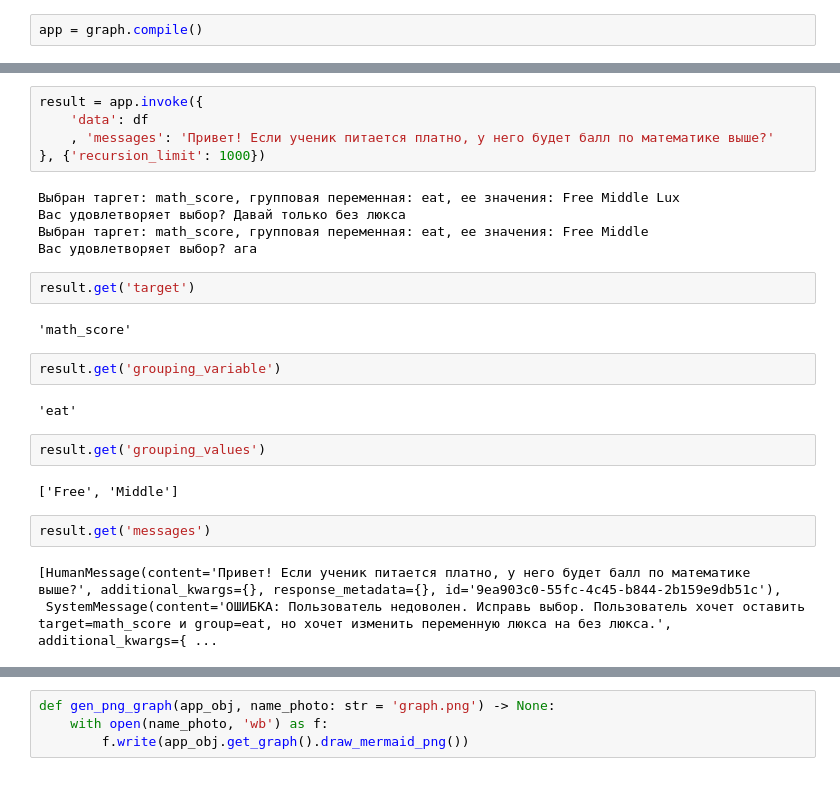
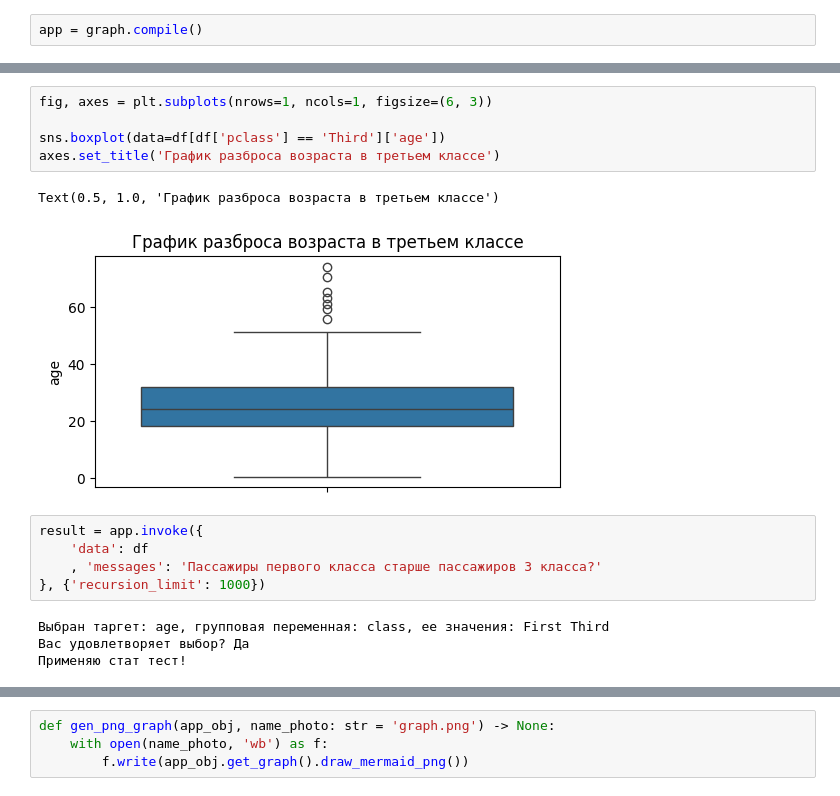
Before and after one commit to dmibar/Sirius_BC26, a Jupyter notebook: LangGraph.ipynb, the cells around one changed output, grey strips where cells are left out. Drawn from its saved outputs; the diff is of its cells as text.

```diff
--- a/LangGraph.ipynb
+++ b/LangGraph.ipynb
@@ -749,27 +755,17 @@ df = pd.DataFrame({
+# %%
+fig, axes = plt.subplots(nrows=1, ncols=1, figsize=(6, 3))
+
+sns.boxplot(data=df[df['pclass'] == 'Third']['age'])
+axes.set_title('График разброса возраста в третьем классе')
+# %% [output]
+Text(0.5, 1.0, 'График разброса возраста в третьем классе')
+[figure, added]
 # %%
 result = app.invoke({
     'data': df
-    , 'messages': 'Привет! Если ученик питается платно, у него будет балл по математике выше?'
+    , 'messages': 'Пассажиры первого класса старше пассажиров 3 класса?'
 }, {'recursion_limit': 1000})
 # %% [output]
-Выбран таргет: math_score, групповая переменная: eat, ее значения: Free Middle Lux
-Вас удовлетворяет выбор? Давай только без люкса
-Выбран таргет: math_score, групповая переменная: eat, ее значения: Free Middle
-Вас удовлетворяет выбор? ага
+Выбран таргет: age, групповая переменная: class, ее значения: First Third
+Вас удовлетворяет выбор? Да
+Применяю стат тест!
-# %%
-result.get('target')
-# %% [output]
-'math_score'
-# %%
-result.get('grouping_variable')
-# %% [output]
-'eat'
-# %%
-result.get('grouping_values')
-# %% [output]
-['Free', 'Middle']
-# %%
-result.get('messages')
-# %% [output]
-[HumanMessage(content='Привет! Если ученик питается платно, у него будет балл по математике выше?', additional_kwargs={}, response_metadata={}, id='9ea903c0-55fc-4c45-b844-2b159e9db51c'),
- SystemMessage(content='ОШИБКА: Пользователь недоволен. Исправь выбор. Пользователь хочет оставить target=math_score и group=eat, но хочет изменить переменную люкса на без люкса.', additional_kwargs={ ...
```
Also changed, not shown: parts of 12 cells of this notebook.
